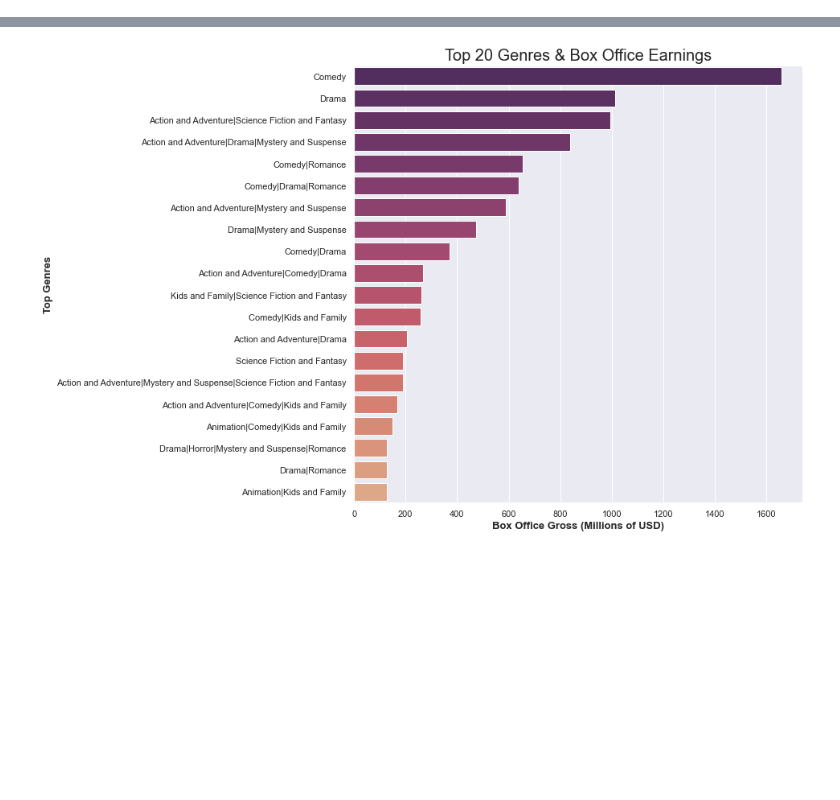
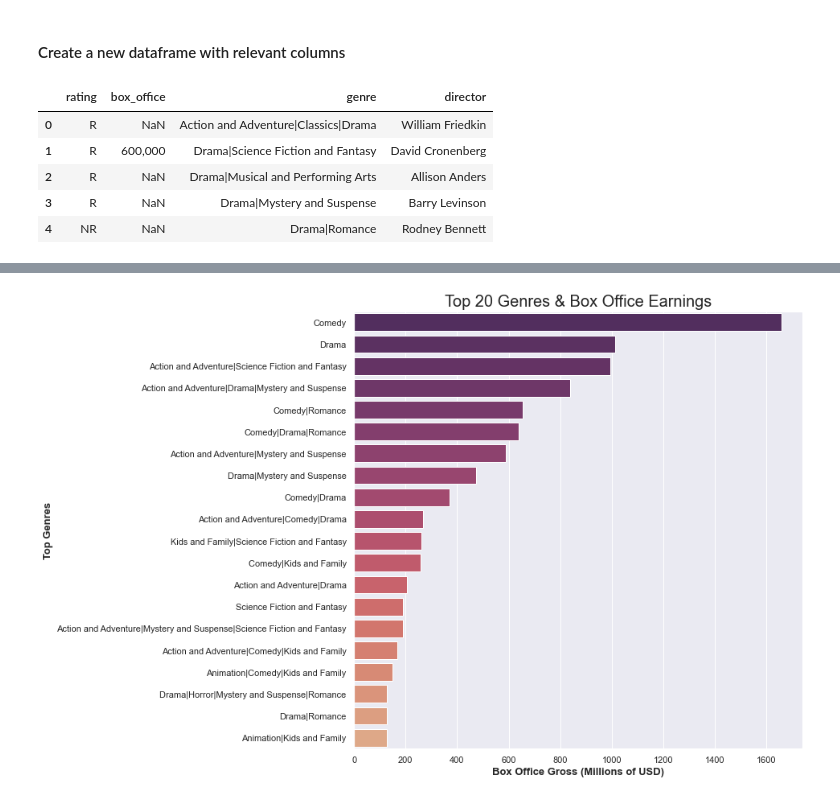
Before and after one commit to cleatw/Project1, a Jupyter notebook: Project 1 Notebook.ipynb, the cells around one changed output, grey strips where cells are left out. Drawn from its saved outputs; the diff is of its cells as text; code cells hidden in the pictures; blank space fills up the shorter version.

```diff
--- a/Project 1 Notebook.ipynb
+++ b/Project 1 Notebook.ipynb
@@ -116,0 +39,12 @@ rating_gross.drop(rating_gross[rating_gross['rating'] == 'G'].index, inplace=Tru
+# %% [markdown]
+#### Create a new dataframe with relevant columns
+# %%
+rt_new = rt_movie_info[['rating' , 'box_office' , 'genre', 'director']].copy()
+rt_new.head()
+# %% [output]
+|  | rating | box_office | genre | director |
+| 0 | R | NaN | Action and Adventure|Classics|Drama | William Friedkin |
+| 1 | R | 600,000 | Drama|Science Fiction and Fantasy | David Cronenberg |
+| 2 | R | NaN | Drama|Musical and Performing Arts | Allison Anders |
+| 3 | R | NaN | Drama|Mystery and Suspense | Barry Levinson |
+| 4 | NR | NaN | Drama|Romance | Rodney Bennett |
```
Also changed, not shown: parts of 58 cells of this notebook.
